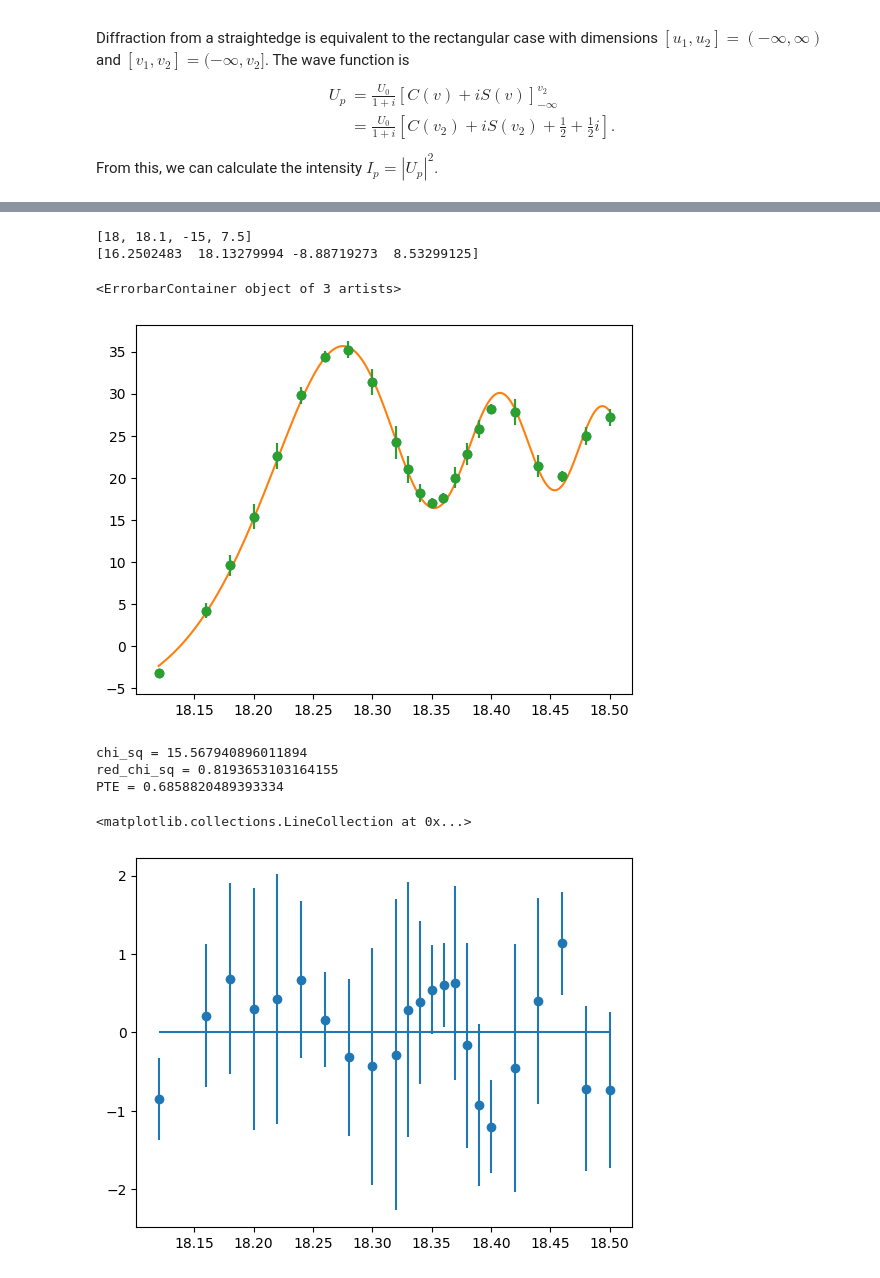
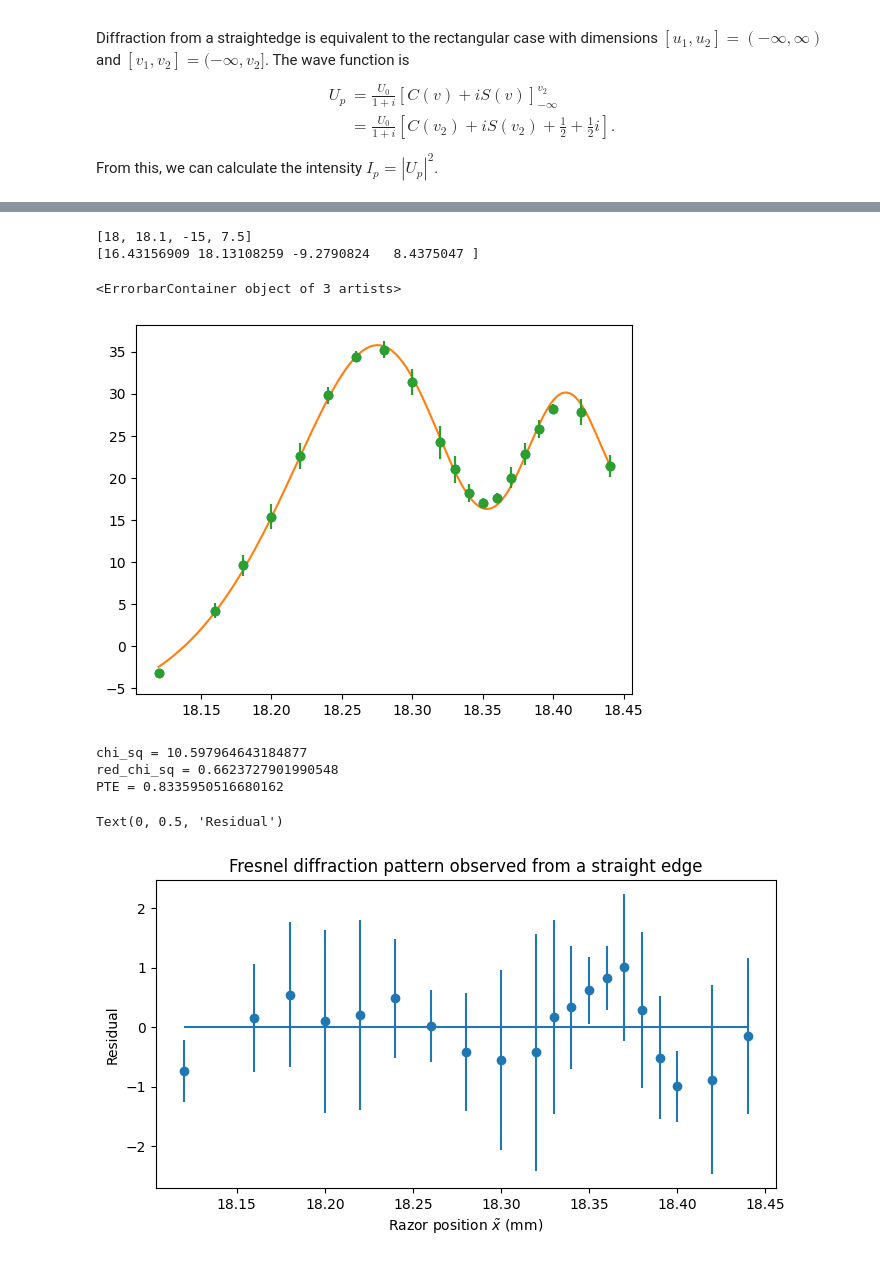
Before and after one commit to cneelyhmc/phys134-exp1, a Jupyter notebook: exp1_fresnel.ipynb, the cells around one changed output, grey strips where cells are left out. Saved outputs shown, nothing was run; the diff lists cells and outputs as text; code cells hidden in the pictures.

```diff
--- a/exp1_fresnel.ipynb
+++ b/exp1_fresnel.ipynb
@@ -51,6 +51,11 @@ for i in range(26):
 xdata = xdata[3:]
 ydata = ydata[3:]
 
+# removing last three data points
+xdata = xdata[:-3]
+ydata = ydata[:-3]
+
+
 yerr = np.std(ydata, axis=1)
 
 x_means = np.mean(xdata, axis=1)
@@ -122,11 +130,14 @@ plt.errorbar(x_means, y_means, y_sems, fmt='o', linestyle='')
 # x_linspace = np.linspace(min(x_means), max(x_means), 1000)
 # y_linspace = myfit(x_linspace, 18, 18.1, -15, 7.5)
 # plt.plot(x_linspace, y_linspace)
+
+# zoom into bottom
+# plt.ylim(-10, 0)
 # %% [output]
 [18, 18.1, -15, 7.5]
-[16.2502483  18.13279994 -8.88719273  8.53299125]
+[16.43156909 18.13108259 -9.2790824   8.4375047 ]
 <ErrorbarContainer object of 3 artists>
-[figure, old version]
+[figure, new version]
 # %%
 resids = y_means - myfit(x_means, * popt)
 norm_resids = resids/y_sems
@@ -143,15 +154,21 @@ print('red_chi_sq = ' + str(red_chi_sq))
 PTE = 1 - chi2.cdf(chi_sq, df=df)
 print('PTE = ' + str(PTE))
 # %% [output]
-chi_sq = 15.567940896011894
-red_chi_sq = 0.8193653103164155
-PTE = 0.6858820489393334
+chi_sq = 10.597964643184877
+red_chi_sq = 0.6623727901990548
+PTE = 0.8335950516680162
 # %%
+plt.figure(figsize=(8,4))
+
 plt.errorbar(x_means, resids, y_sems, fmt="o", label="data")
 plt.hlines(0, min(x_means), max(x_means))
+
+plt.title("Fresnel diffraction pattern observed from a straight edge")
+plt.xlabel(r"Razor position $\tilde x$ (mm)")
+plt.ylabel("Residual")
 # %% [output]
-<matplotlib.collections.LineCollection at 0x...>
+Text(0, 0.5, 'Residual')
-[figure, old version]
+[figure, new version]
 # %%
 plt.errorbar(x_means, norm_resids, np.ones(len(x_means)), fmt="o", label="data")
 plt.hlines(0, min(x_means), max(x_means))
```
Also changed, not shown: parts of 3 cells of this notebook, 1 other file.
